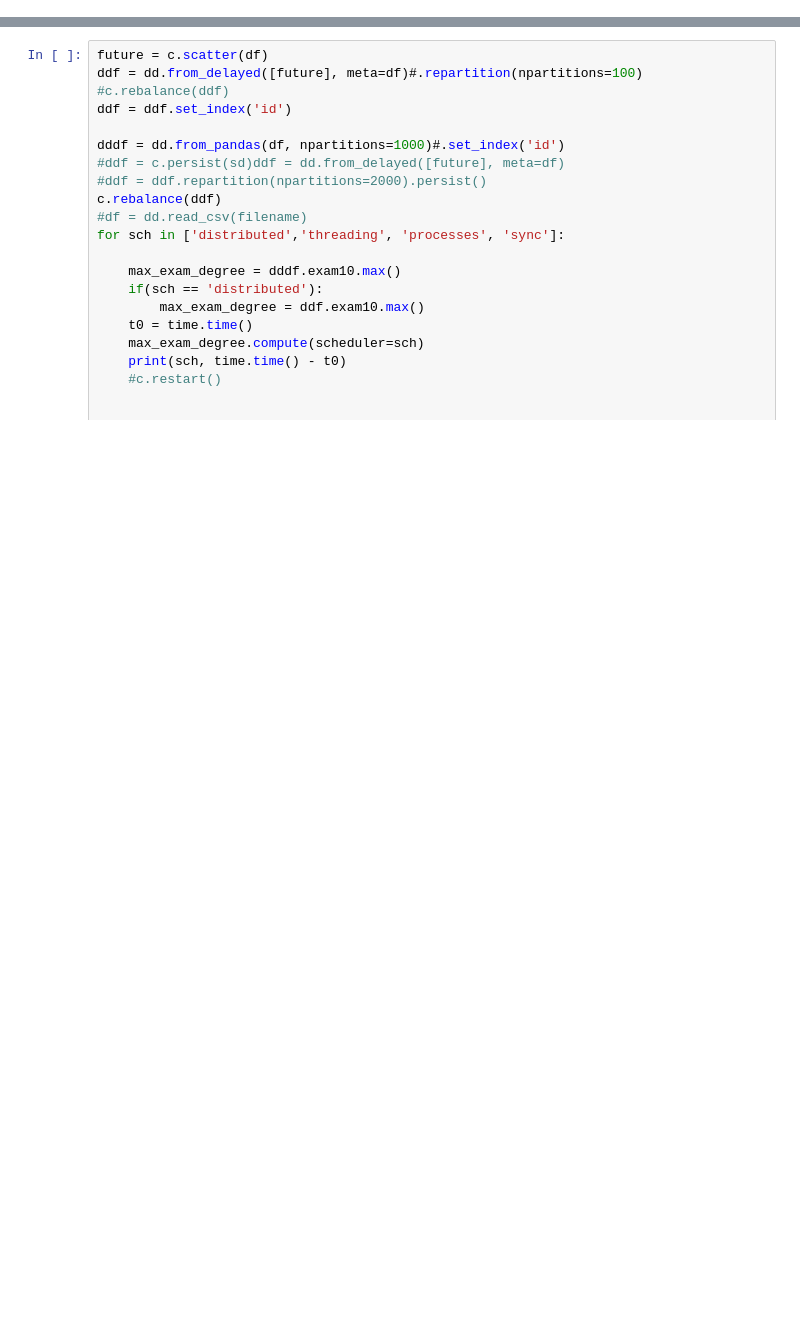
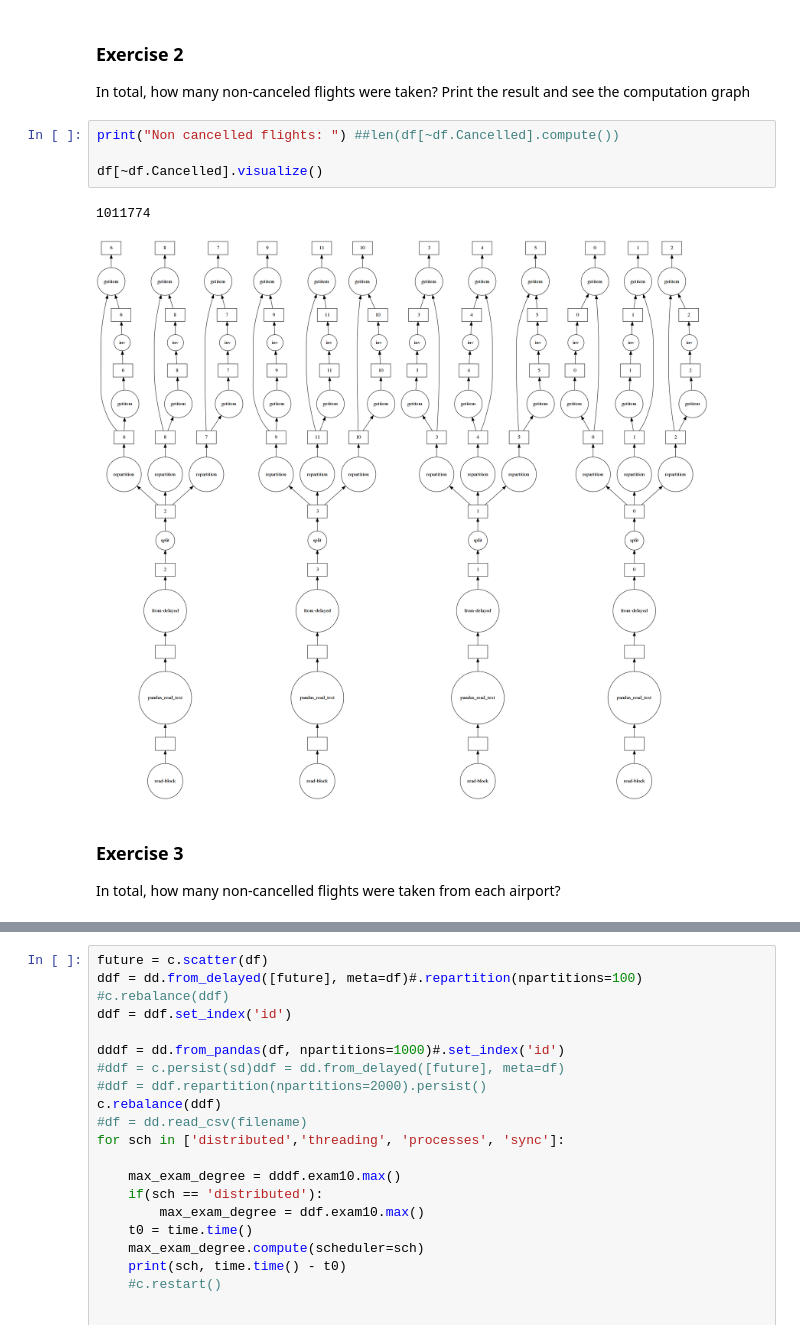
Before and after one commit to sirCamp/lectures, a Jupyter notebook: lecture_3/data_management_1.ipynb, the cells around one changed output, grey strips where cells are left out. Saved outputs shown, nothing was run; the diff lists cells and outputs as text; blank space fills up the shorter version.

```diff
--- a/lecture_3/data_management_1.ipynb
+++ b/lecture_3/data_management_1.ipynb
@@ -1,3 +217,16 @@
+# %% [markdown]
+### Exercise 2
+In total, how many non-canceled flights were taken? Print the result and see the computation graph
+# %%
+print("Non cancelled flights: ") ##len(df[~df.Cancelled].compute())
+
+df[~df.Cancelled].visualize()
+# %% [output]
+1011774
+[figure, added]
+# %% [markdown]
+### Exercise 3
+In total, how many non-cancelled flights were taken from each airport?
 # %%
 import time
 import os
```
Also changed, not shown: parts of 24 cells of this notebook, 15 other files.
